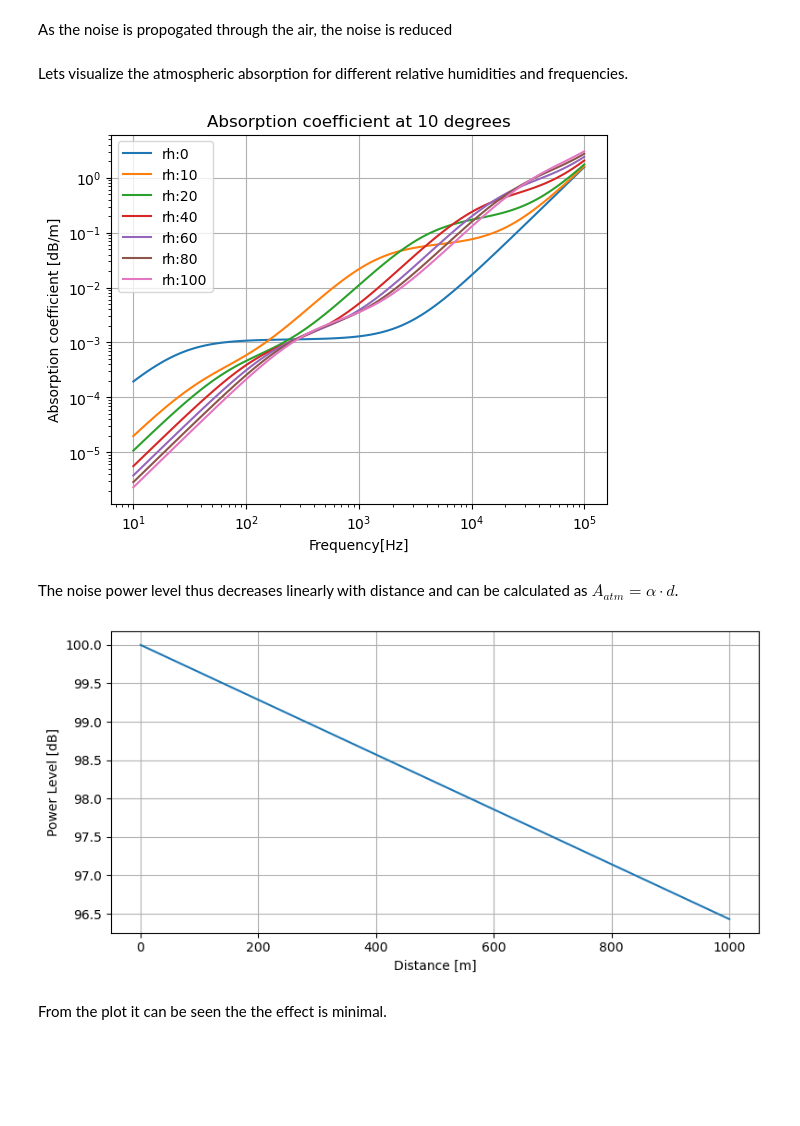
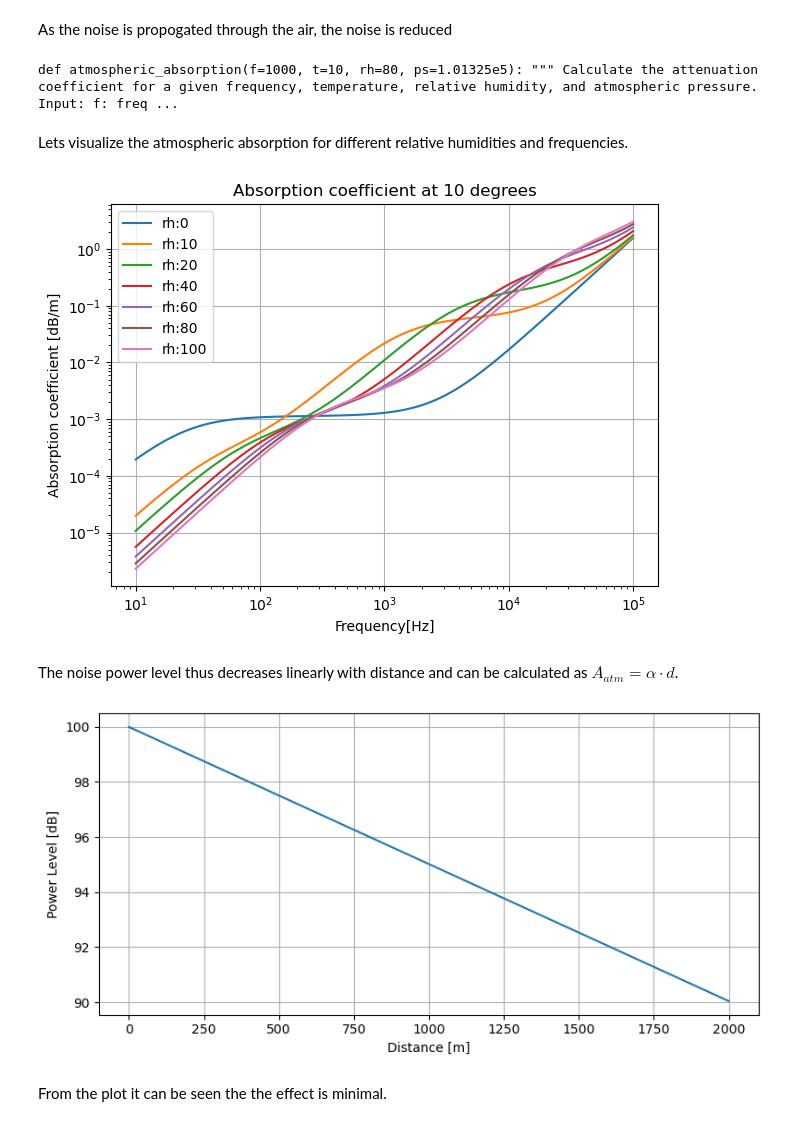
Before and after one commit to FPWRasmussen/DTU-Special-Course, a Jupyter notebook: src/noise/atmospheric_attenuation.ipynb, the cells around one changed output. Saved outputs shown, nothing was run; the diff lists cells and outputs as text; code cells hidden in the pictures; blank space fills up the shorter version.

```diff
--- a/src/noise/atmospheric_attenuation.ipynb
+++ b/src/noise/atmospheric_attenuation.ipynb
@@ -53,32 +15,36 @@ def absorption(f=1000, t=10, rh=80, ps=1.01325e5):
+# %%
+HTML(print_code(atmospheric_absorption))
+# %% [output]
+def atmospheric_absorption(f=1000, t=10, rh=80, ps=1.01325e5): """ Calculate the attenuation coefficient for a given frequency, temperature, relative humidity, and atmospheric pressure. Input: f: freq ...
 # %% [markdown]
 Lets visualize the atmospheric absorption for different relative humidities and frequencies.
 # %%
 t = 10 # temperature
 fs = np.logspace(1, 5, num=100, endpoint=True, base=10) # frequency range
 alphas = np.zeros(fs.shape) # initiate alpha
 rhs = (0, 10, 20, 40, 60, 80, 100) # relative humidity range
 
 plt.figure()
 for rh in rhs:
     for i, f in enumerate(fs):
-        alphas[i] = absorption(f, t, rh)
+        alphas[i] = atmospheric_absorption(f, t, rh)
     plt.loglog(fs, alphas, label='rh:%d'%rh)
 plt.title(f'Absorption coefficient at {t} degrees')
 plt.grid(True)
 plt.xlabel('Frequency[Hz]')
 plt.ylabel('Absorption coefficient [dB/m]')
 plt.legend(loc='best')
 plt.tight_layout()
 plt.show()
 # %% [output]
-[figure, old version]
+[figure, new version]
 # %% [markdown]
 The noise power level thus decreases linearly with distance and can be calculated as $A_{atm} = \alpha \cdot d$.
 # %%
-d = np.linspace(0, 1000)
+d = np.linspace(0, 2000)
 A0 = 100
 
-A = A0 - absorption() * d
+A = A0 - atmospheric_absorption(1000, 20, 70) * d
 
 plt.figure(figsize=(8,4))
 plt.plot(d, A)
@@ -88,6 +54,6 @@ plt.grid()
 plt.tight_layout()
 plt.show()
 # %% [output]
-[figure, old version]
+[figure, new version]
 # %% [markdown]
 From the plot it can be seen the the effect is minimal.
```
Also changed, not shown: parts of 3 cells of this notebook, 10 other files.
